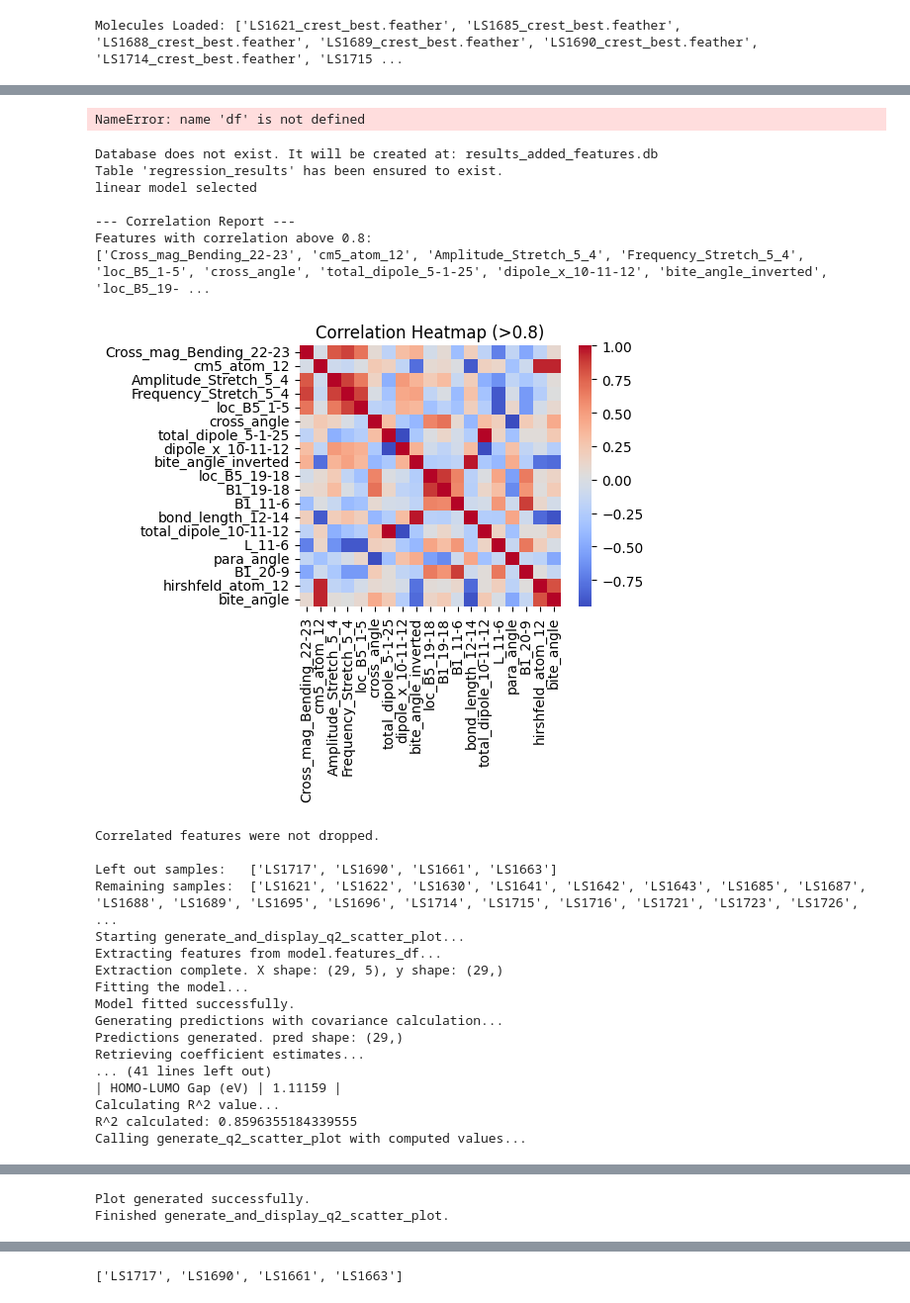
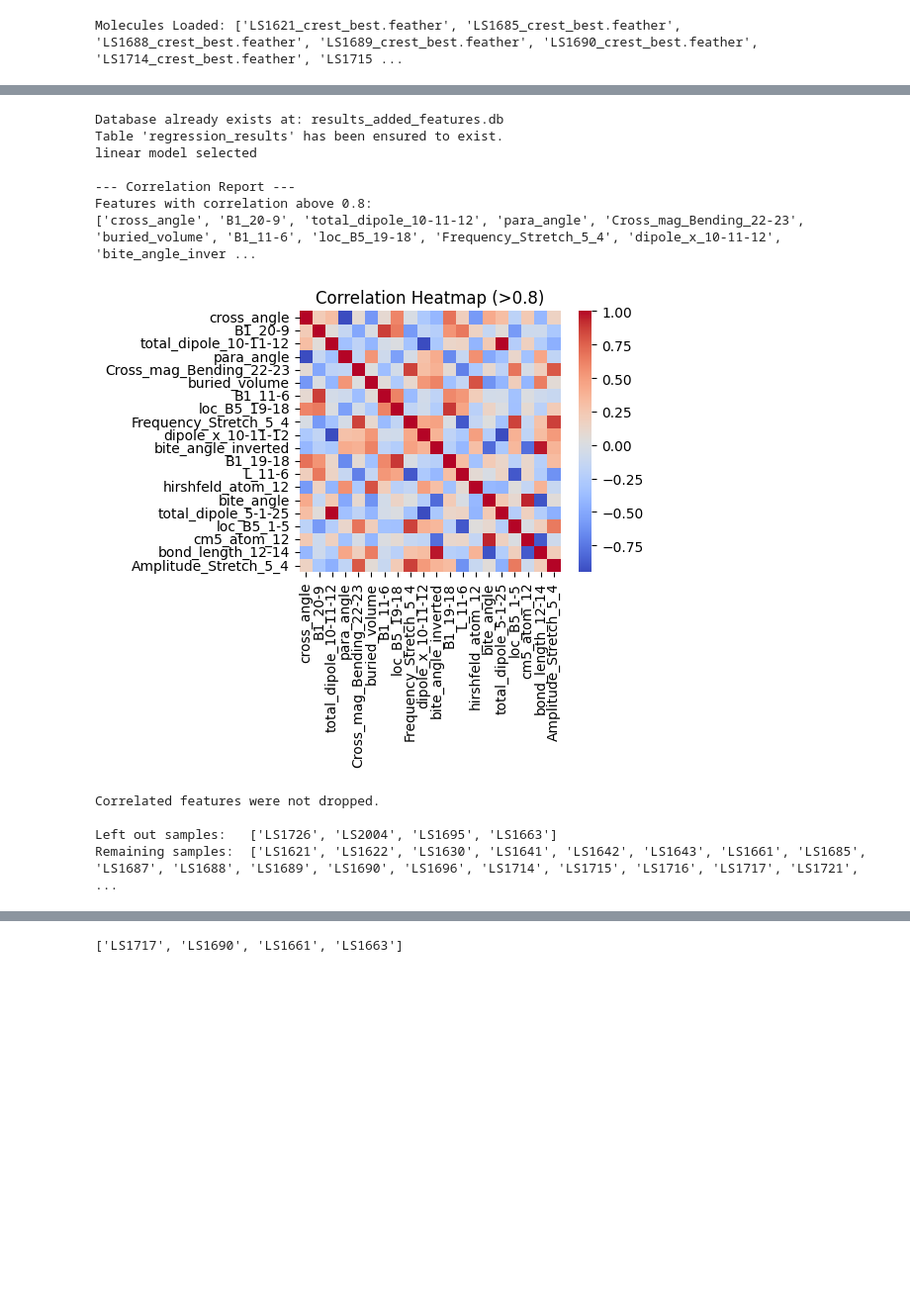
Before and after one commit to edenspec2/labcode_updated, a Jupyter notebook: MolFeatures/practical_use_lucas.ipynb, the cells around one changed output, grey strips where cells are left out. Shown at 99% size. Saved outputs shown, nothing was run; the diff lists cells and outputs as text; code cells hidden in the pictures; blank space fills up the shorter version.

```diff
--- a/MolFeatures/practical_use_lucas.ipynb
+++ b/MolFeatures/practical_use_lucas.ipynb
@@ -247,12 +358,11 @@ new_origin [-0.80479664  0.88310632 -0.32182572]
 # %%
 import os
 os.chdir(r'C:\Users\edens\Documents\GitHub\lucas_project\new_update_logs')
-df.to_csv('added_features_dip.csv', index=True)
+df.to_csv('added_features_try34.csv', index=True)
-# %% [output]
-NameError: name 'df' is not defined
 # %%
 csv_path=r'C:\Users\edens\Documents\GitHub\Robert\added_features.csv'
 
+# csv_path=r'C:\Users\edens\Documents\GitHub\lucas_project\new_update_logs\added_features_try34.csv'
 
 csv_filepaths = {
 'features_csv_filepath': csv_path,
@@ -260,53 +370,45 @@ csv_filepaths = {
 }
 # ['LS2008','LS1643']
 # ('B1_B5_angle_4-3', 'L_11-6', 'bond_length_11-12')
 df=pd.read_csv(csv_path, index_col=0)
 
 # df.drop(columns=['Unnamed: 0'], inplace=True, errors='ignore')
 leave_out = [
     "LS1621", "LS1622", "LS1630", "LS1641", "LS1642", "LS1643",
     "LS1661", "LS1663", "LS1714", "LS1715", "LS1716", "LS1717",
     "LS1721", "LS1723", "LS1726", "LS1734", "LS1736",
     "LS2000", "LS2001", "LS2002", "LS2003", "LS2006", "LS2007", "LS2008"
 ]
 
 # pick 4 random samples to leave out
-leave_out = np.random.choice(df.index, size=4, replace=False).tolist()
+leave_out = np.random.choice(df.index, size=2, replace=False).tolist()
+leave_out=['LS1726', 'LS2004', 'LS1695', 'LS1663'] #
+
 Regression_model = LinearRegressionModel(csv_filepaths, process_method='one csv', output_name='output', leave_out=leave_out, min_features_num=2, max_features_num=None, metrics=None, return_coefficients=False)
 # Regression_model.leave_out_samples(leave_out=leave_out, keep_only=True)
 features_combination_1=['L_25-1', 'B5_19-18', 'L_19-18', 'loc_B5_1-5', 'HOMO-LUMO Gap (eV)']
 features_combination_2=[ 'hirshfeld_atom_12','cm5_atom_5', 'bond_length_12-14','HOMO-LUMO Gap (eV)','bite_angle_inverted']
 features_combination_3=[ 'hirshfeld_atom_12','cm5_atom_5', 'L_11-6','HOMO-LUMO Gap (eV)']
 features=['B1_B5_angle_25-1', 'loc_B5_1-5', 'cm5_atom_5', 'bond_length_12-14']
-
+# 0   LS1726  0.277339   0.215294   22.371802
+# 1   LS2004  1.881808   0.715195   61.994283
+# 2   LS1695  0.981880   0.120586   87.718864
+# 3   LS1663  1.743479   0.100025   94.262930
 
 # ('B1_B5_angle_4-3', 'L_11-6', 'bond_length_11-12')
 # x=Regression_model.check_linear_regression_assumptions()
 # Regression_model.fit_and_evaluate_combinations()
-plot.generate_and_display_q2_scatter_plot(Regression_model,features_combination_1)
+# plot.generate_and_display_q2_scatter_plot(Regression_model,['dipole_z_10-11-12', 'hirshfeld_atom_12', 'HOMO-LUMO Gap (eV)'])
 # %% [output]
-Database does not exist. It will be created at: results_added_features.db
+Database already exists at: results_added_features.db
 Table 'regression_results' has been ensured to exist.
 linear model selected
 
 --- Correlation Report ---
 Features with correlation above 0.8:
-['Cross_mag_Bending_22-23', 'cm5_atom_12', 'Amplitude_Stretch_5_4', 'Frequency_Stretch_5_4', 'loc_B5_1-5', 'cross_angle', 'total_dipole_5-1-25', 'dipole_x_10-11-12', 'bite_angle_inverted', 'loc_B5_19- ...
+['cross_angle', 'B1_20-9', 'total_dipole_10-11-12', 'para_angle', 'Cross_mag_Bending_22-23', 'buried_volume', 'B1_11-6', 'loc_B5_19-18', 'Frequency_Stretch_5_4', 'dipole_x_10-11-12', 'bite_angle_inver ...
-[figure, old version]
+[figure, new version]
 Correlated features were not dropped.
 
-Left out samples:   ['LS1717', 'LS1690', 'LS1661', 'LS1663']
-Remaining samples:  ['LS1621', 'LS1622', 'LS1630', 'LS1641', 'LS1642', 'LS1643', 'LS1685', 'LS1687', 'LS1688', 'LS1689', 'LS1695', 'LS1696', 'LS1714', 'LS1715', 'LS1716', 'LS1721', 'LS1723', 'LS1726', ...
-Starting generate_and_display_q2_scatter_plot...
-Extracting features from model.features_df...
-Extraction complete. X shape: (29, 5), y shape: (29,)
-Fitting the model...
-Model fitted successfully.
-Generating predictions with covariance calculation...
-Predictions generated. pred shape: (29,)
-Retrieving coefficient estimates...
-... (41 lines left out)
-| HOMO-LUMO Gap (eV) | 1.11159 |
-Calculating R^2 value...
-R^2 calculated: 0.8596355184339555
-Calling generate_q2_scatter_plot with computed values...
+Left out samples:   ['LS1726', 'LS2004', 'LS1695', 'LS1663']
+Remaining samples:  ['LS1621', 'LS1622', 'LS1630', 'LS1641', 'LS1642', 'LS1643', 'LS1661', 'LS1685', 'LS1687', 'LS1688', 'LS1689', 'LS1690', 'LS1696', 'LS1714', 'LS1715', 'LS1716', 'LS1717', 'LS1721', ...
@@ -314,2 +414,0 @@ Calling generate_q2_scatter_plot with computed values...
-Plot generated successfully.
-Finished generate_and_display_q2_scatter_plot.
```
Also changed, not shown: parts of 23 cells of this notebook, 10 other files.
